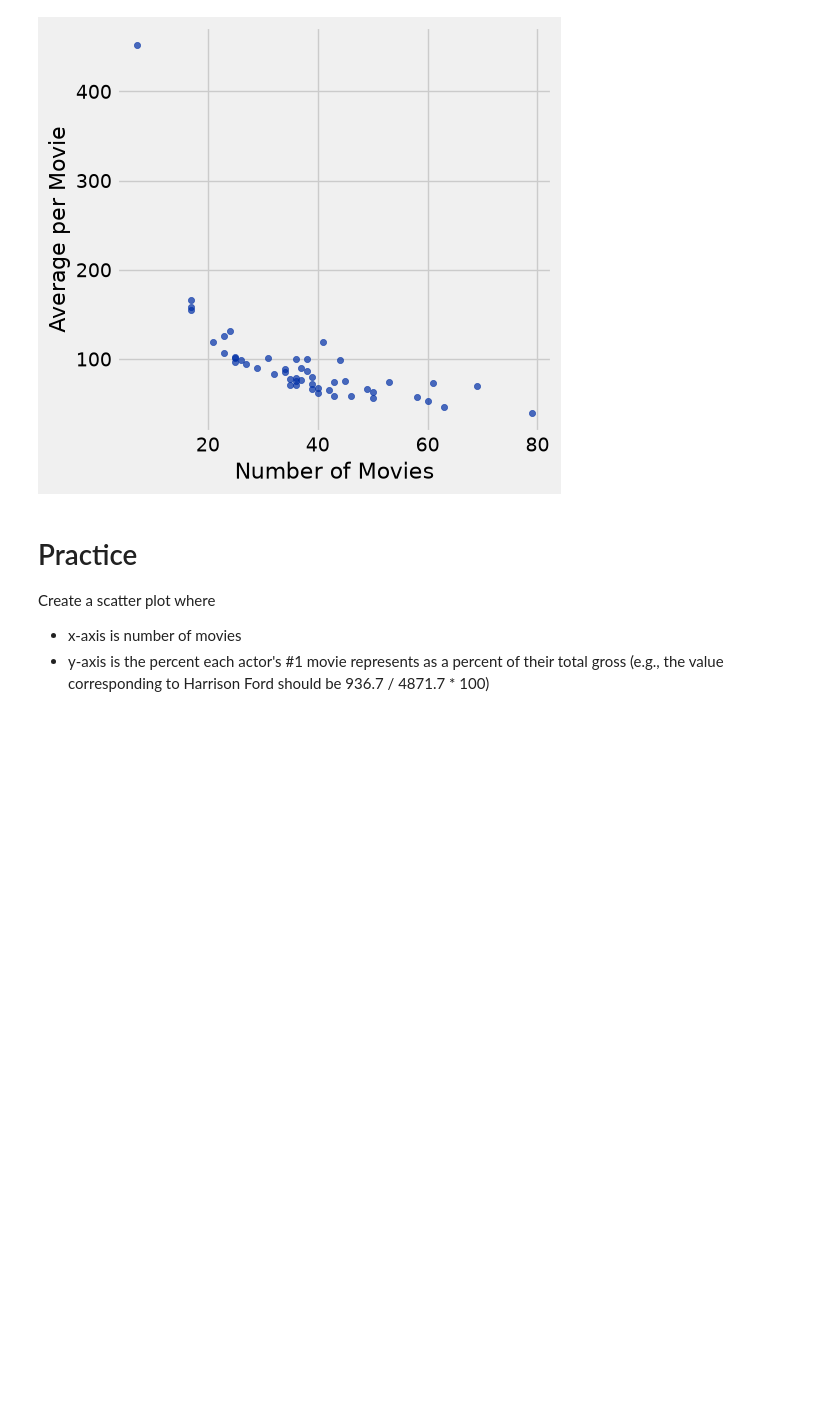
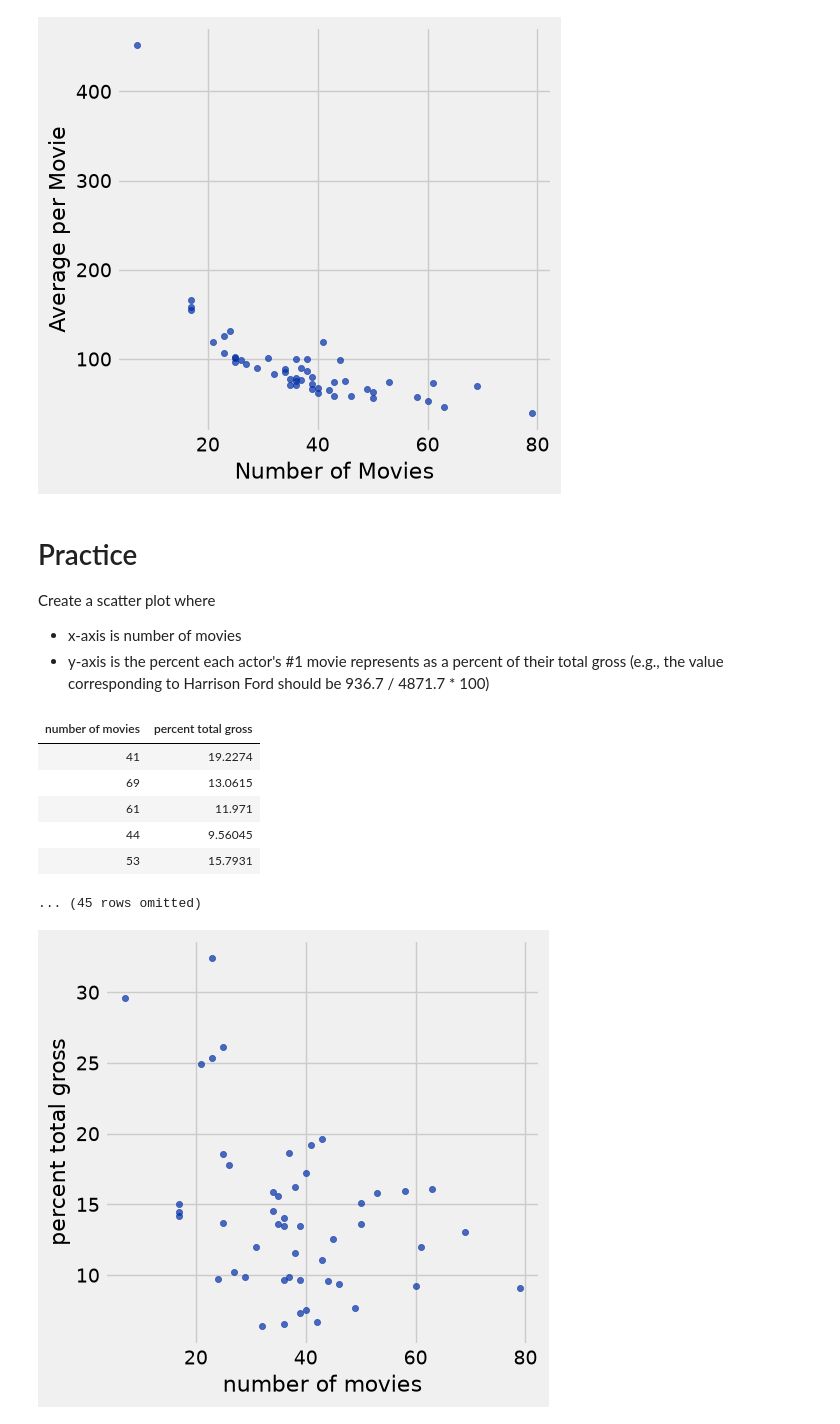
Before and after one commit to Lhoffar/26-intro-solo, a Jupyter notebook: Demo 05/visualizations.ipynb, the cells around one changed output. Cells and saved outputs as stored; diff of their text form; code cells hidden in the pictures; blank space fills up the shorter version.

```diff
--- a/Demo 05/visualizations.ipynb
+++ b/Demo 05/visualizations.ipynb
@@ -172,3 +172,22 @@ actors.scatter('Number of Movies', 'Average per Movie')
 Create a scatter plot where
 * x-axis is number of movies
 * y-axis is the percent each actor's #1 movie represents as a percent of their total gross (e.g., the value corresponding to Harrison Ford should be 936.7 / 4871.7 * 100)
+# %%
+percent_1_total = actors.column('Gross')
+total_gross = actors.column('Total Gross')
+array_gross = percent_1_total
+array_total = total_gross
+number_movies = actors.column('Number of Movies')
+info = array_gross/total_gross*100
+info_tbl = Table().with_columns('number of movies', number_movies, 'percent total gross', info)
+info_tbl.show(5)
+info_tbl.scatter('number of movies')
+# %% [output]
+| number of movies | percent total gross |
+| 41 | 19.2274 |
+| 69 | 13.0615 |
+| 61 | 11.971 |
+| 44 | 9.56045 |
+| 53 | 15.7931 |
+... (45 rows omitted)
+[figure, added]
```
Also changed, not shown: 11 other files.
